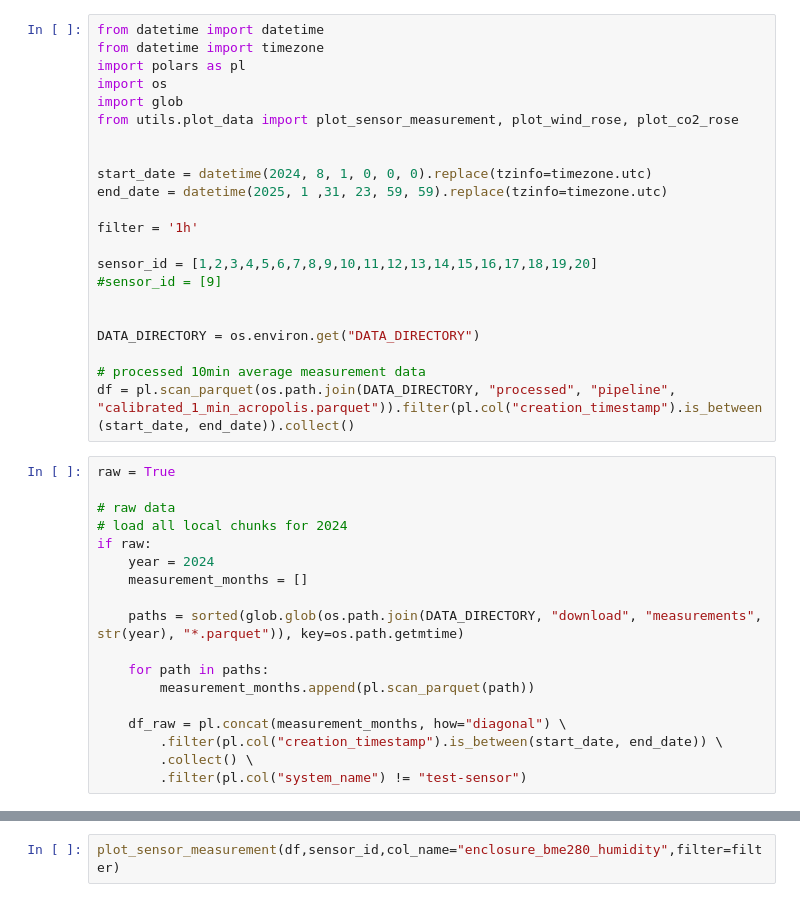
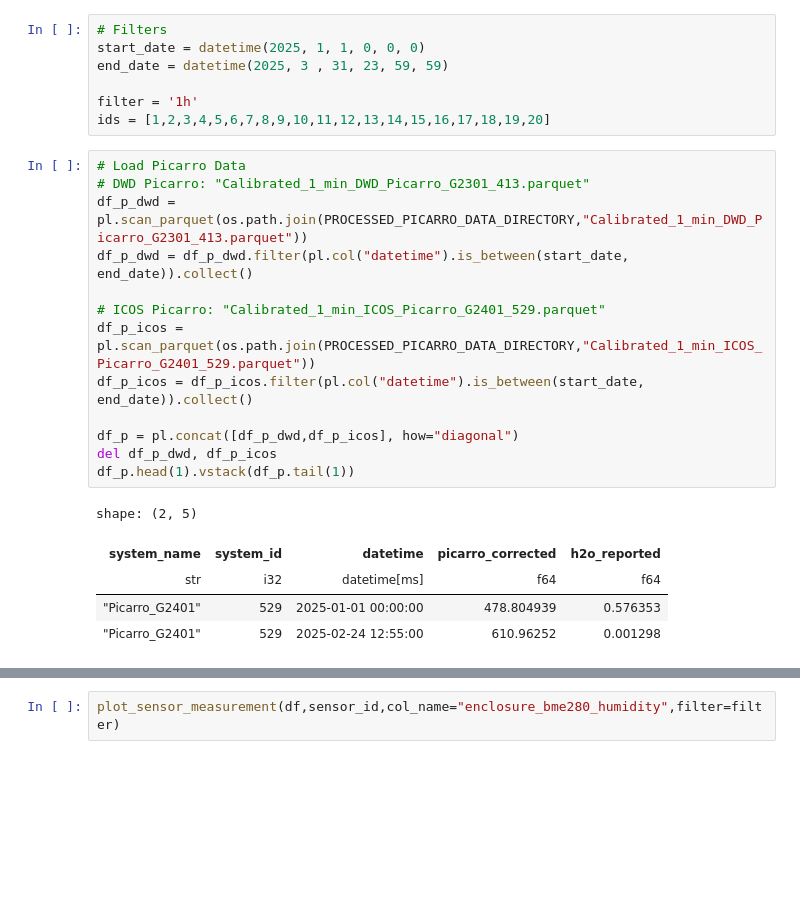
Before and after one commit to tum-esm/ACROPOLIS-data-processing, a Jupyter notebook: notebooks/plot_raw_data.ipynb, the cells around one changed output, grey strips where cells are left out. Saved outputs shown, nothing was run; the diff lists cells and outputs as text; blank space fills up the shorter version.

```diff
--- a/notebooks/plot_raw_data.ipynb
+++ b/notebooks/plot_raw_data.ipynb
@@ -1,40 +24,26 @@
 # %%
-from datetime import datetime
-from datetime import timezone
-import polars as pl
-import os
-import glob
-from utils.plot_data import plot_sensor_measurement, plot_wind_rose, plot_co2_rose
-
-
-start_date = datetime(2024, 8, 1, 0, 0, 0).replace(tzinfo=timezone.utc)
-end_date = datetime(2025, 1 ,31, 23, 59, 59).replace(tzinfo=timezone.utc)
+# Filters
+start_date = datetime(2025, 1, 1, 0, 0, 0)
+end_date = datetime(2025, 3 , 31, 23, 59, 59)
 
 filter = '1h'
-
-sensor_id = [1,2,3,4,5,6,7,8,9,10,11,12,13,14,15,16,17,18,19,20]
-#sensor_id = [9]
-
-
-DATA_DIRECTORY = os.environ.get("DATA_DIRECTORY")
-
-# processed 10min average measurement data
-df = pl.scan_parquet(os.path.join(DATA_DIRECTORY, "processed", "pipeline", "calibrated_1_min_acropolis.parquet")).filter(pl.col("creation_timestamp").is_between(start_date, end_date)).collect()
+ids = [1,2,3,4,5,6,7,8,9,10,11,12,13,14,15,16,17,18,19,20]
-# %%
-raw = True
-
-# raw data
-# load all local chunks for 2024
-if raw:
-    year = 2024
-    measurement_months = []
-
-    paths = sorted(glob.glob(os.path.join(DATA_DIRECTORY, "download", "measurements", str(year), "*.parquet")), key=os.path.getmtime)
-
-    for path in paths:
-        measurement_months.append(pl.scan_parquet(path))
-
-    df_raw = pl.concat(measurement_months, how="diagonal") \
-        .filter(pl.col("creation_timestamp").is_between(start_date, end_date)) \
-        .collect() \
-        .filter(pl.col("system_name") != "test-sensor")
+# %%
+# Load Picarro Data
+# DWD Picarro: "Calibrated_1_min_DWD_Picarro_G2301_413.parquet"
+df_p_dwd = pl.scan_parquet(os.path.join(PROCESSED_PICARRO_DATA_DIRECTORY,"Calibrated_1_min_DWD_Picarro_G2301_413.parquet"))
+df_p_dwd = df_p_dwd.filter(pl.col("datetime").is_between(start_date, end_date)).collect()
+
+# ICOS Picarro: "Calibrated_1_min_ICOS_Picarro_G2401_529.parquet"
+df_p_icos = pl.scan_parquet(os.path.join(PROCESSED_PICARRO_DATA_DIRECTORY,"Calibrated_1_min_ICOS_Picarro_G2401_529.parquet"))
+df_p_icos = df_p_icos.filter(pl.col("datetime").is_between(start_date, end_date)).collect()
+
+df_p = pl.concat([df_p_dwd,df_p_icos], how="diagonal")
+del df_p_dwd, df_p_icos
+df_p.head(1).vstack(df_p.tail(1))
+# %% [output]
+shape: (2, 5)
+| system_name | system_id | datetime | picarro_corrected | h2o_reported |
+| str | i32 | datetime[ms] | f64 | f64 |
+| "Picarro_G2401" | 529 | 2025-01-01 00:00:00 | 478.804939 | 0.576353 |
+| "Picarro_G2401" | 529 | 2025-02-24 12:55:00 | 610.96252 | 0.001298 |
```
Also changed, not shown: parts of 2 cells of this notebook, 6 other files.
